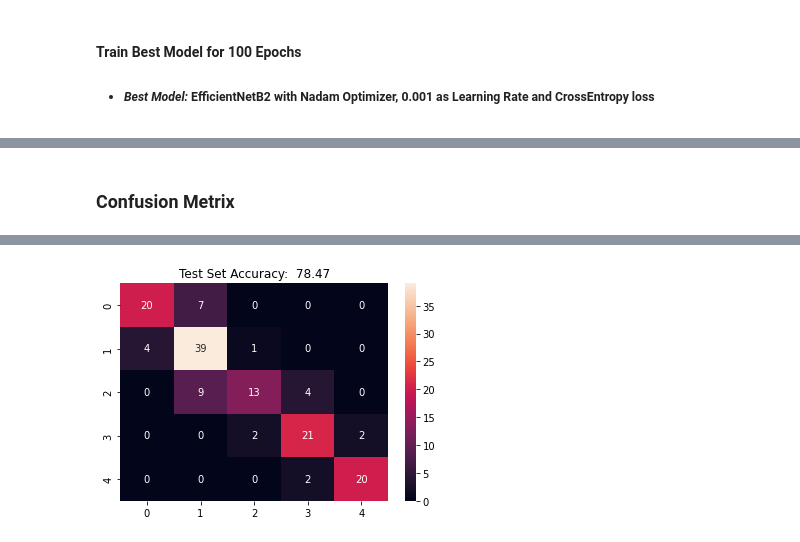
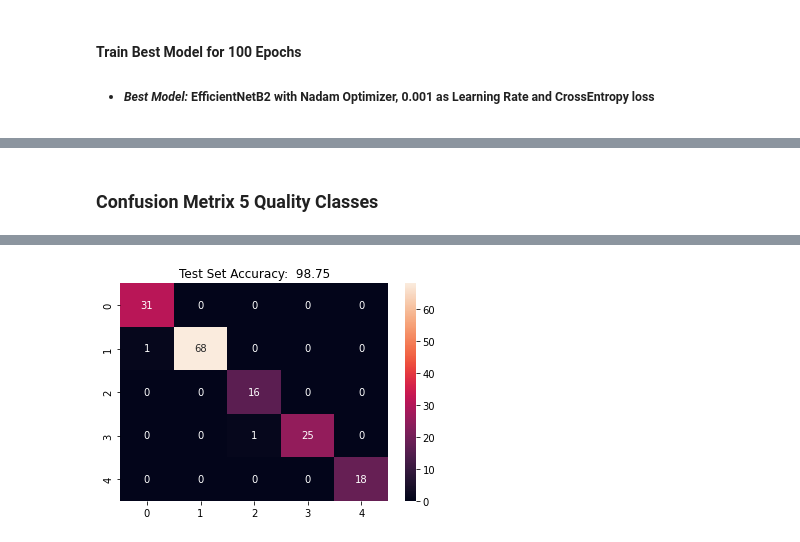
Before and after one commit to KobiAms/FingerprintsQuality, a Jupyter notebook: FP_classification.ipynb, the cells around one changed output, grey strips where cells are left out. Saved outputs shown, nothing was run; the diff lists cells and outputs as text; code cells hidden in the pictures.

Commit message:
best model trained

```diff
--- a/FP_classification.ipynb
+++ b/FP_classification.ipynb
@@ -81,14 +81,6 @@ test_dataset = full_dataset.skip(train_size)
 val_dataset = test_dataset.skip(val_size+1)
 test_dataset = test_dataset.take(test_size+1)
 
-print("train", len(train_dataset))
-print("val", len(val_dataset))
-print("test", len(test_dataset))
-
-train_dataset = train_dataset
-val_dataset = val_dataset
-test_dataset = test_dataset
-
 
 plt.figure(figsize=(15, 5))
 for images, labels in train_dataset.take(1):
@@ -755,7 +747,7 @@ Best Loss for EfficientNetB2 with Nadam by Validation set:  categorical_hinge  W
 
 * ##### *Best Model:*  EfficientNetB2 with Nadam Optimizer, 0.001 as Learning Rate and CrossEntropy loss ####
 # %%
-
+train_val_dataset = train_dataset.concatenate(val_dataset)
 
 best_model = Sequential(
     tf.keras.applications.EfficientNetB2(include_top=False, input_shape=(180,180,3), pooling='avg', weights='imagenet')
@@ -768,4 +760,4 @@ classifier = fc_classifier.__class__.from_config(fc_classifier.get_config())
 best_model.add(classifier)
 best_model.build((None, 180, 180, 3))
 best_model.compile(optimizer=Nadam(learning_rate=best_lr),loss='categorical_crossentropy',metrics=['accuracy'])
-model_history = best_model.fit(train_dataset, validation_data=val_dataset, epochs=epochs_best, verbose=0)
+model_history = best_model.fit(train_val_dataset, validation_data=test_dataset, batch_size=batch_size, epochs=epochs_best, verbose=1)
@@ -772,12 +817,12 @@ model_history = best_model.fit(train_dataset, validation_data=val_dataset, epoch
 # %% [markdown]
-### Confusion Metrix ###
+### Confusion Metrix 5 Quality Classes ###
 # %%
 
 y_test = []
 y_predict = []
 
 for images, labels in test_dataset:
-    tmp_predict = EfficientNetB2.predict(images)
+    tmp_predict = best_model.predict(images)
     tmp_true_max = np.argmax(labels.numpy(), axis=1).astype(np.uint8)
     tmp_pred_max = np.argmax(tmp_predict, axis=1).astype(np.uint8)
     y_test = [*y_test, *tmp_true_max]
@@ -795 +839 @@ plt.show()
-[figure, old version]
+[figure, new version]
```
Also changed, not shown: parts of 5 cells of this notebook.
